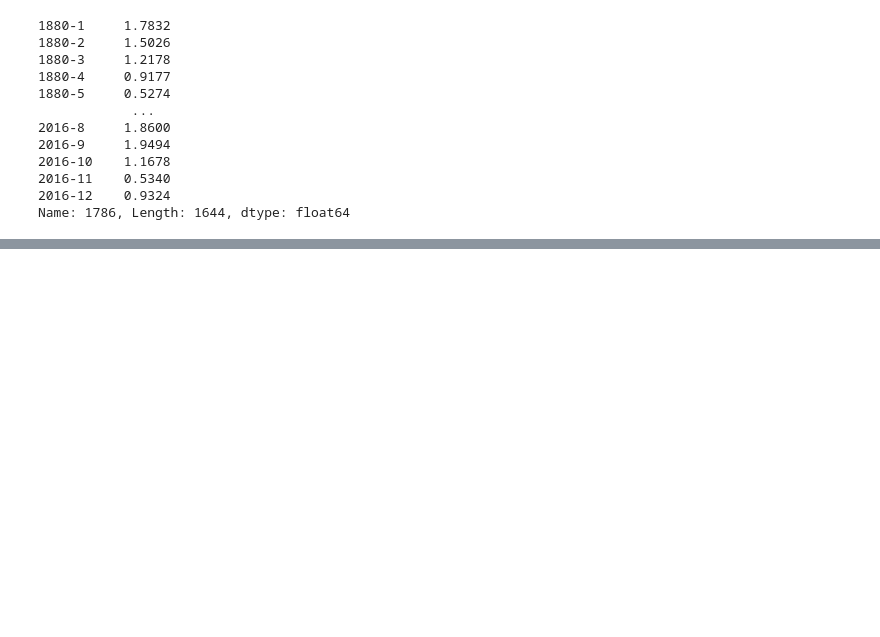
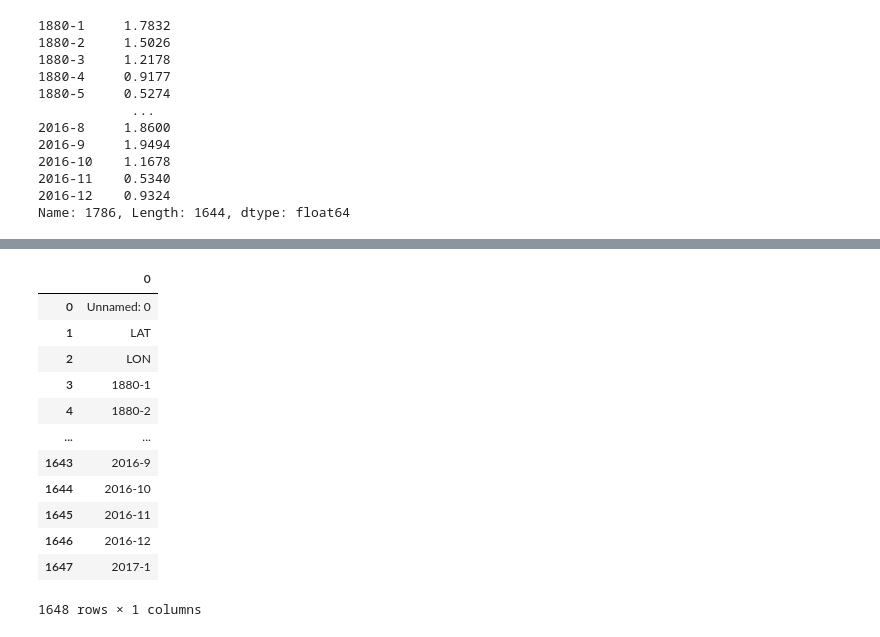
Before and after one commit to jordan-gilmartin/cuyamaca-climatology-analysis, a Jupyter notebook: cuyamaca-climatology-analysis.ipynb, the cells around one changed output, grey strips where cells are left out. Saved outputs shown, nothing was run; the diff lists cells and outputs as text; code cells hidden in the pictures; blank space fills up the shorter version.

```diff
--- a/cuyamaca-climatology-analysis.ipynb
+++ b/cuyamaca-climatology-analysis.ipynb
@@ -649,0 +672,18 @@ plt.show()
+# %%
+# Storing NOAA_results column values in a data frame
+NOAA_columns = pd.DataFrame(NOAA_results.columns.values)
+NOAA_columns
+# %% [output]
+|  | 0 |
+| 0 | Unnamed: 0 |
+| 1 | LAT |
+| 2 | LON |
+| 3 | 1880-1 |
+| 4 | 1880-2 |
+| ... | ... |
+| 1643 | 2016-9 |
+| 1644 | 2016-10 |
+| 1645 | 2016-11 |
+| 1646 | 2016-12 |
+| 1647 | 2017-1 |
+1648 rows × 1 columns
```
Also changed, not shown: parts of 30 cells of this notebook.
